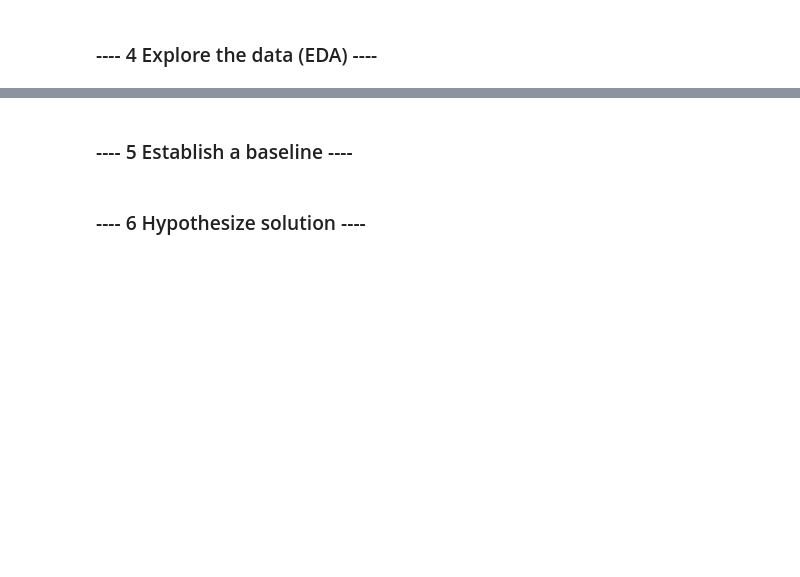
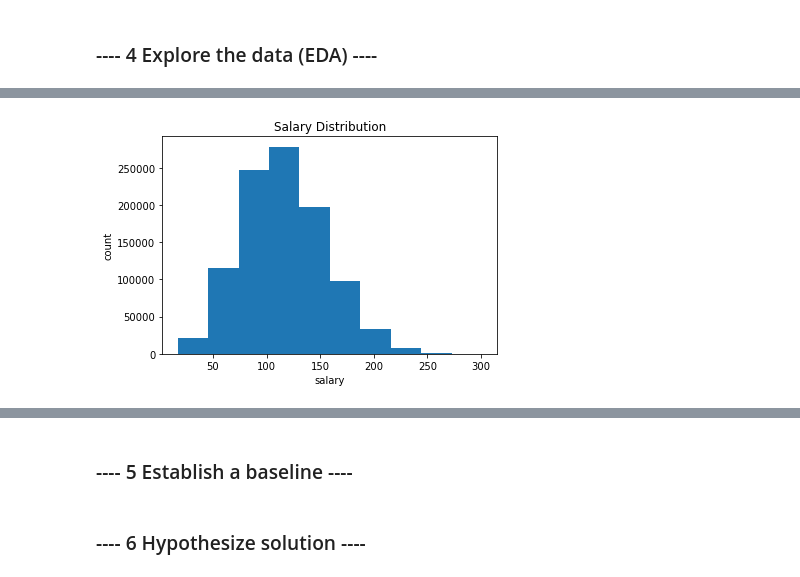
Before and after one commit to sailalithar/salaryprediction, a Jupyter notebook: Instructions_and_Notebook/Salary Prediction Notebook.ipynb, the cells around one changed output, grey strips where cells are left out. Saved outputs shown, nothing was run; the diff lists cells and outputs as text; code cells hidden in the pictures; blank space fills up the shorter version.

```diff
--- a/Instructions_and_Notebook/Salary Prediction Notebook.ipynb
+++ b/Instructions_and_Notebook/Salary Prediction Notebook.ipynb
@@ -21,14 +28,15 @@ __email__ = "sailalitha.r@gmail.com"
 ### ---- 2 Load the data ----
 # %%
 #load the data into a Pandas dataframe
-filepath_train_data="/Users/sailalithasadhu/Desktop/DSDJ/Projects/SalaryPredictions/salaryprediction/data/train_features.csv"
-filepath_train_salaries="/Users/sailalithasadhu/Desktop/DSDJ/Projects/SalaryPredictions/salaryprediction/data/train_salaries.csv"
-filepath_test_data="/Users/sailalithasadhu/Desktop/DSDJ/Projects/SalaryPredictions/salaryprediction/data/test_features.csv"
-train_data = pd.read_csv(filepath_train_data)
-train_salaries = pd.read_csv(filepath_train_salaries)
-test_data = pd.read_csv(filepath_test_data)
-#print(train_data.head())
-#train_salaries.head()
-print(train_data.shape,train_salaries.shape,test_data.shape)
-print(train_data.columns)
+
+#train data
+train_features=pd.read_csv("/Users/sailalithasadhu/Desktop/DSDJ/Projects/SalaryPredictions/salaryprediction/data/train_features.csv")
+train_salaries=pd.read_csv("/Users/sailalithasadhu/Desktop/DSDJ/Projects/SalaryPredictions/salaryprediction/data/train_salaries.csv")
+
+#test data
+test_features=pd.read_csv("/Users/sailalithasadhu/Desktop/DSDJ/Projects/SalaryPredictions/salaryprediction/data/test_features.csv")
+
+#merging train data sets into dataframe
+df = train_features.merge(train_salaries, how='inner',on='jobId')
+df.head()
 # %% [output]
@@ -63,0 +90,4 @@ print(train_data.shape,train_salaries.shape)
+# %%
+#checking for invalid data (salary <=0 and removing the row)
+df.drop(df[df['salary'] <= 0].index,inplace=True)
+df.shape
@@ -70,0 +122,9 @@ print(train_data.shape,train_salaries.shape)
+# %%
+#summarize the target variable
+plt.hist(x = 'salary', data=df)
+plt.xlabel('salary')
+plt.ylabel('count')
+plt.title('Salary Distribution')
+plt.show()
+# %% [output]
+[figure, added]
```
Also changed, not shown: parts of 35 cells of this notebook.
